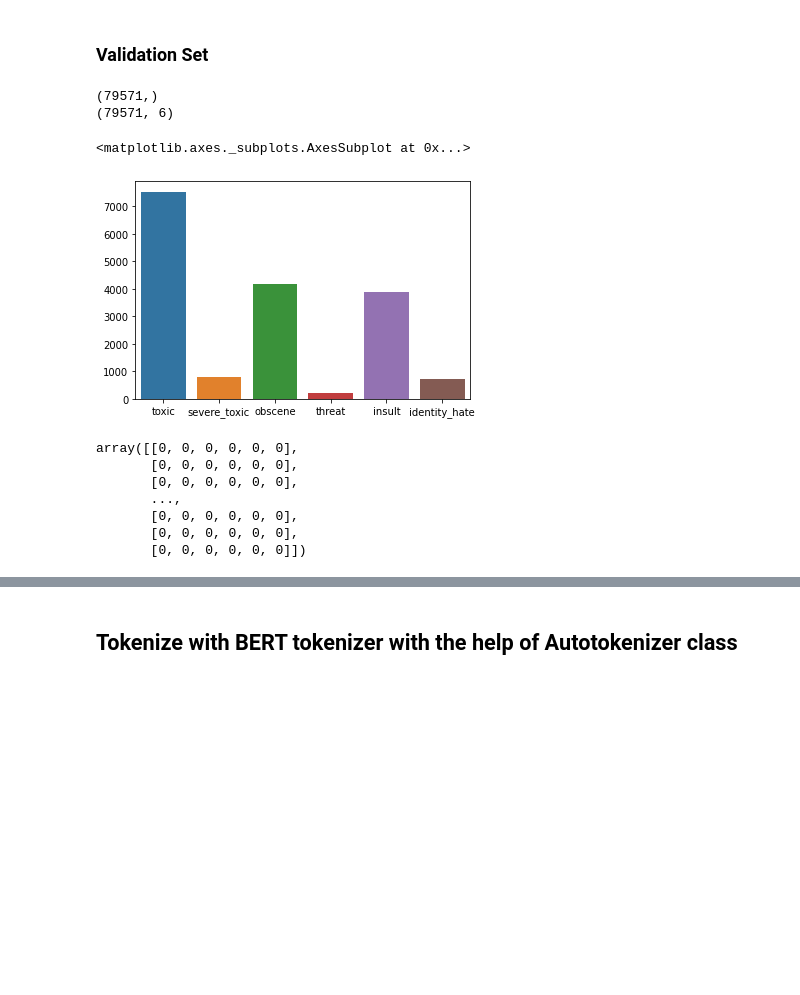
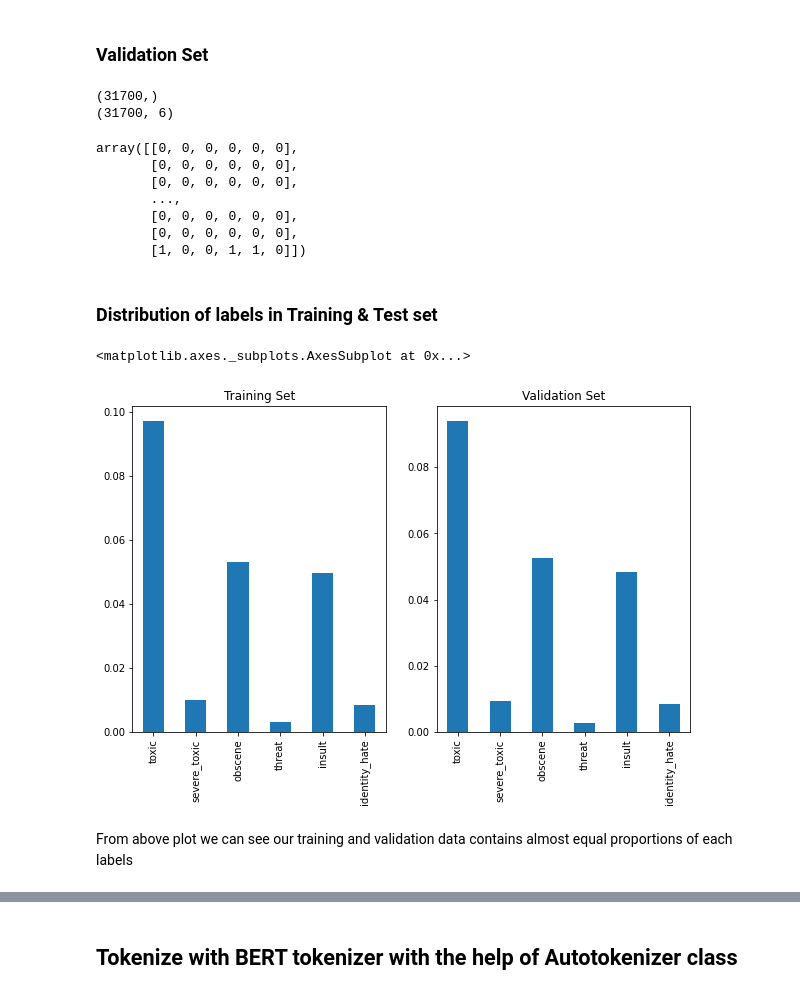
Before and after one commit to DeyDipankar/Multilabel-Text-Classification-using-BERT, a Jupyter notebook: NLP_Toxic_Comment_Detection.ipynb, the cells around one changed output, grey strips where cells are left out. Saved outputs shown, nothing was run; the diff lists cells and outputs as text; code cells hidden in the pictures; blank space fills up the shorter version.

```diff
--- a/NLP_Toxic_Comment_Detection.ipynb
+++ b/NLP_Toxic_Comment_Detection.ipynb
@@ -274,0 +273,3 @@ Index(['id', 'comment_text', 'toxic', 'severe_toxic', 'obscene', 'threat',
+# %%
+labels = custom_train_df[['toxic', 'severe_toxic', 'obscene', 'threat','insult', 'identity_hate']]
+labels.shape
@@ -310,21 +313,15 @@ array([[0, 0, 0, 0, 0, 0],
 # %% [markdown]
 ### Validation Set
 # %%
-X_val = train_df['comment_text'].iloc[training_size :]
-y_val = train_df[['toxic', 'severe_toxic', 'obscene', 'threat','insult', 'identity_hate']] \
-          .iloc[training_size :]
+X_val = custom_train_df['comment_text'].iloc[training_size : ]
+y_val_df = labels.iloc[training_size : ]
 print(X_val.shape)
-print(y_val.shape)
+print(y_val_df.shape)
 # %% [output]
-(79571,)
-(79571, 6)
+(31700,)
+(31700, 6)
-# %%
-sns.barplot(y_val.columns,y_val.sum())
-# %% [output]
-<matplotlib.axes._subplots.AxesSubplot at 0x...>
-[figure, removed]
 # %%
-y_val = y_val.values
+y_val = y_val_df.values
 y_val
 # %% [output]
 array([[0, 0, 0, 0, 0, 0],
@@ -333,6 +330,23 @@ array([[0, 0, 0, 0, 0, 0],
        ...,
        [0, 0, 0, 0, 0, 0],
        [0, 0, 0, 0, 0, 0],
-       [0, 0, 0, 0, 0, 0]])
+       [1, 0, 0, 1, 1, 0]])
 # %%
 del train_df
+# %% [markdown]
+### Distribution of labels in Training & Test set
+# %%
+#fig,ax = plt.subplots(1,2,figsize = (10,6))
+import matplotlib.pyplot as plt
+fig = plt.figure(figsize = (10,6))
+plt.subplot(1,2,1)
+plt.title('Training Set')
+y_train_df.mean().plot(kind = 'bar')
+plt.subplot(1,2,2)
+plt.title('Validation Set')
+y_val_df.mean().plot(kind = 'bar')
+# %% [output]
+<matplotlib.axes._subplots.AxesSubplot at 0x...>
+[figure, added]
+# %% [markdown]
+From above plot we can see our training and validation data contains almost equal proportions of each labels
```
Also changed, not shown: parts of 35 cells of this notebook.
